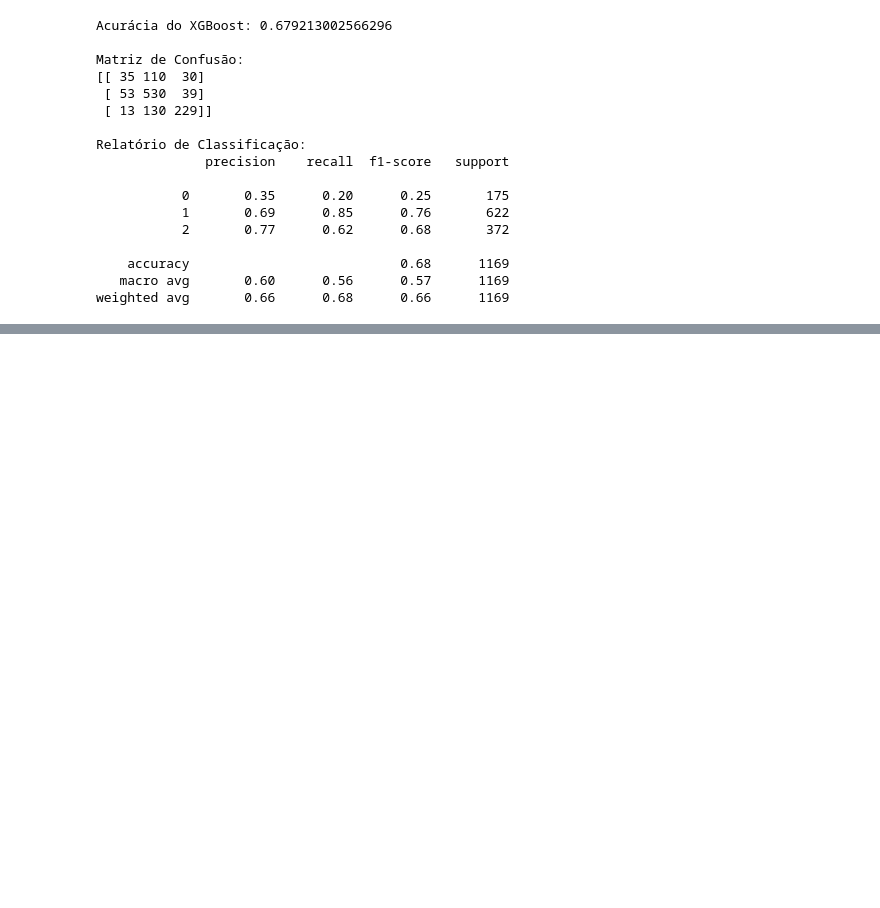
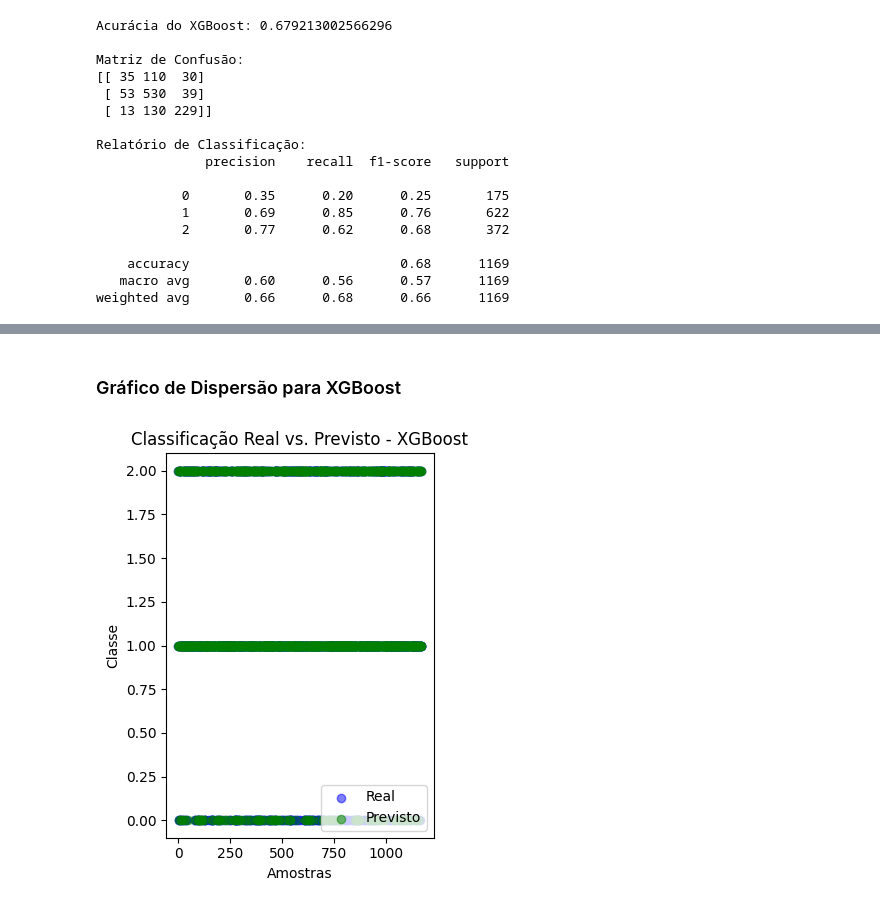
Before and after one commit to gardeniaestevam/time6-mandacaru.dev, a Jupyter notebook: XGB.ipynb, the cells around one changed output, grey strips where cells are left out. Saved outputs shown, nothing was run; the diff lists cells and outputs as text; code cells hidden in the pictures; blank space fills up the shorter version.

```diff
--- a/XGB.ipynb
+++ b/XGB.ipynb
@@ -190,0 +279,15 @@ weighted avg       0.66      0.68      0.66      1169
+# %% [markdown]
+### Gráfico de Dispersão para XGBoost
+# %%
+plt.subplot(1, 2, 2)
+plt.scatter(range(len(y_test)), y_test, color='blue', label='Real', alpha=0.5)
+plt.scatter(range(len(xgb_predictions)), xgb_predictions, color='green', label='Previsto', alpha=0.5)
+plt.title('Classificação Real vs. Previsto - XGBoost')
+plt.xlabel('Amostras')
+plt.ylabel('Classe')
+plt.legend()
+
+plt.tight_layout()
+plt.show()
+# %% [output]
+[figure, added]
```
Also changed, not shown: parts of 11 cells of this notebook.
